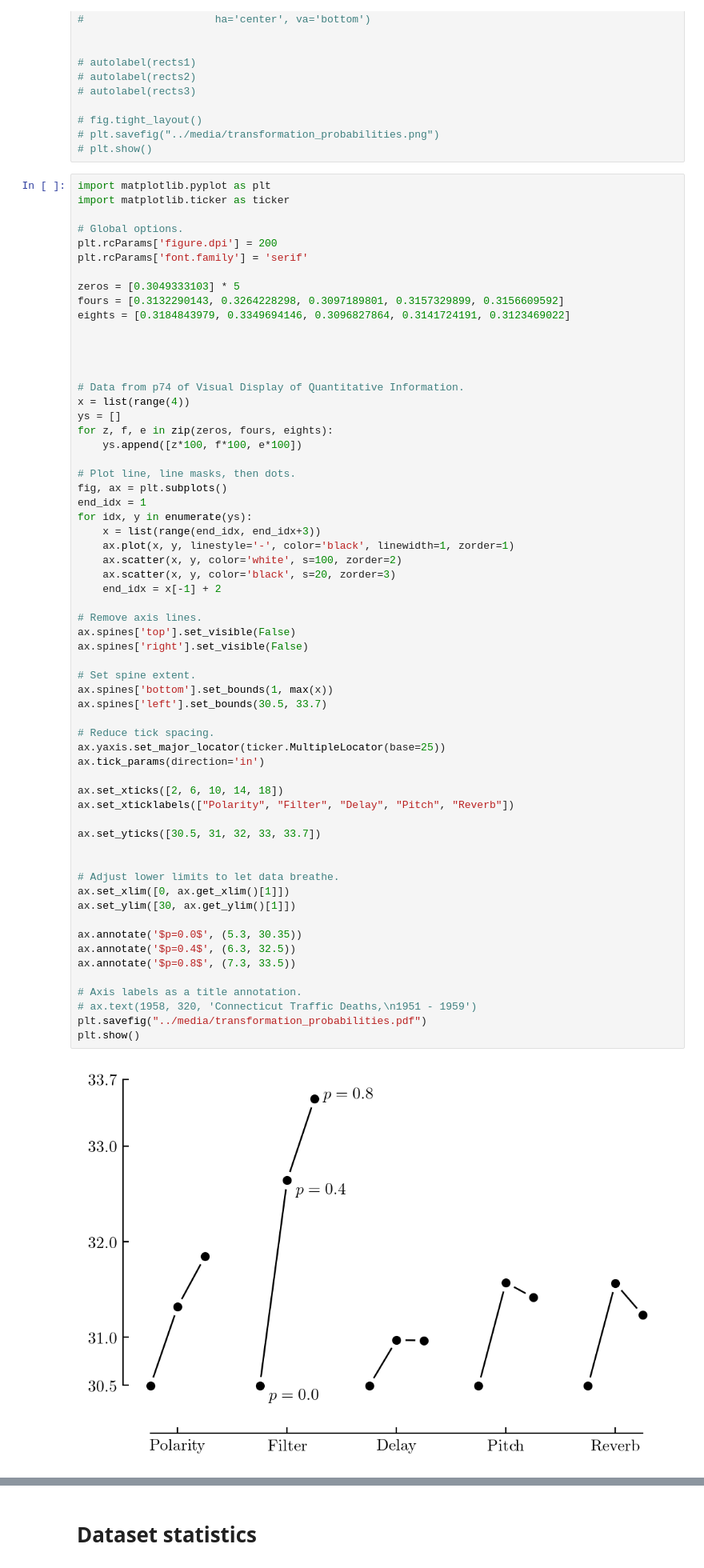
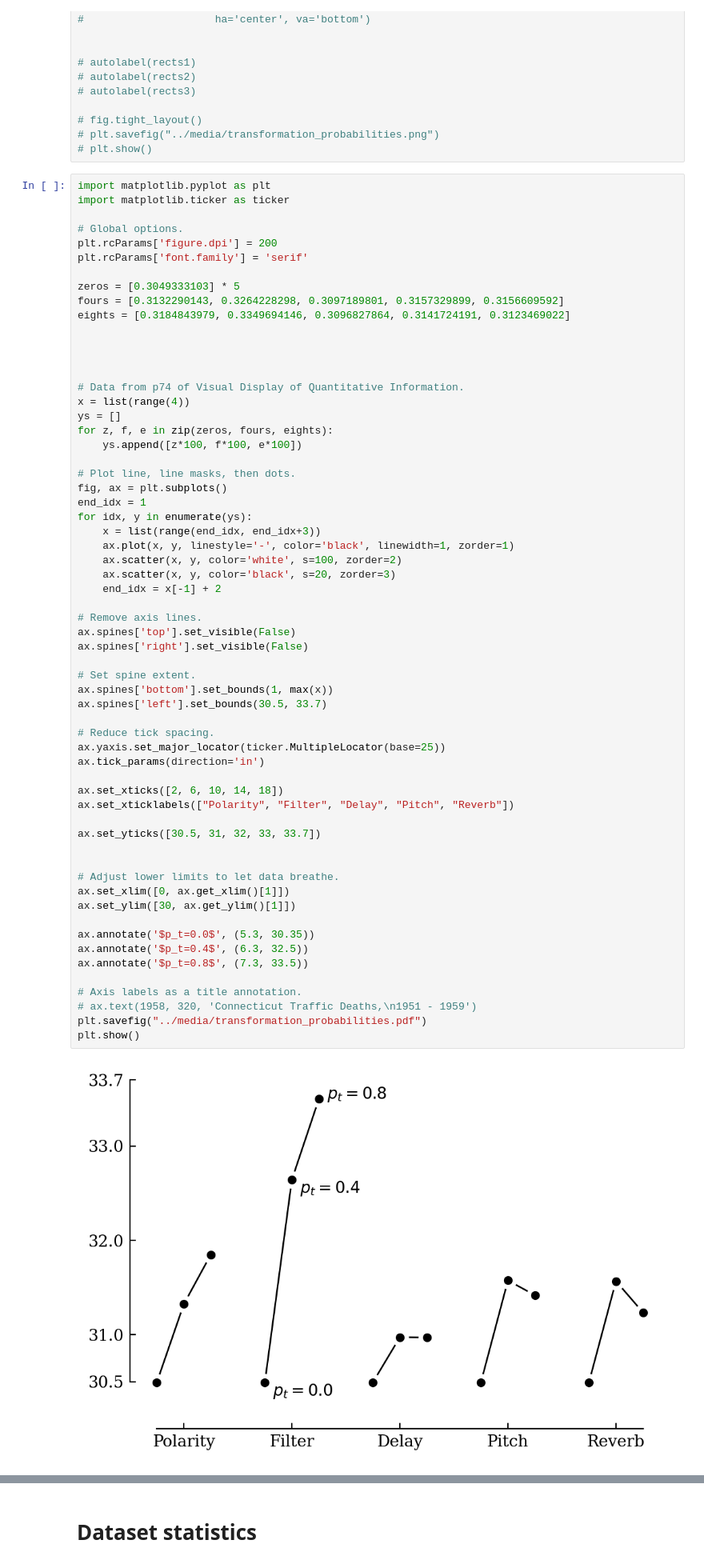
Before and after one commit to Spijkervet/CLMR, a Jupyter notebook: notebooks/paper figures.ipynb, the cells around one changed output, grey strips where cells are left out. Shown at 80% size. Drawn from its saved outputs; the diff is of its cells as text.

```diff
--- a/notebooks/paper figures.ipynb
+++ b/notebooks/paper figures.ipynb
@@ -254,35 +210,35 @@ for idx, y in enumerate(ys):
     end_idx = x[-1] + 2
 
 # Remove axis lines.
 ax.spines['top'].set_visible(False)
 ax.spines['right'].set_visible(False)
 
 # Set spine extent.
 ax.spines['bottom'].set_bounds(1, max(x))
 ax.spines['left'].set_bounds(30.5, 33.7)
 
 # Reduce tick spacing.
 ax.yaxis.set_major_locator(ticker.MultipleLocator(base=25))
 ax.tick_params(direction='in')
 
 ax.set_xticks([2, 6, 10, 14, 18])
 ax.set_xticklabels(["Polarity", "Filter", "Delay", "Pitch", "Reverb"])
 
 ax.set_yticks([30.5, 31, 32, 33, 33.7])
 
 
 # Adjust lower limits to let data breathe.
 ax.set_xlim([0, ax.get_xlim()[1]])
 ax.set_ylim([30, ax.get_ylim()[1]])
 
-ax.annotate('$p=0.0$', (5.3, 30.35))
-ax.annotate('$p=0.4$', (6.3, 32.5))
-ax.annotate('$p=0.8$', (7.3, 33.5))
+ax.annotate('$p_t=0.0$', (5.3, 30.35))
+ax.annotate('$p_t=0.4$', (6.3, 32.5))
+ax.annotate('$p_t=0.8$', (7.3, 33.5))
 
 # Axis labels as a title annotation.
 # ax.text(1958, 320, 'Connecticut Traffic Deaths,\n1951 - 1959')
 plt.savefig("../media/transformation_probabilities.pdf")
 plt.show()
 # %% [output]
-[figure, old version]
+[figure, new version]
 # %%
```
Also changed, not shown: parts of 9 cells of this notebook, 7 other files.
